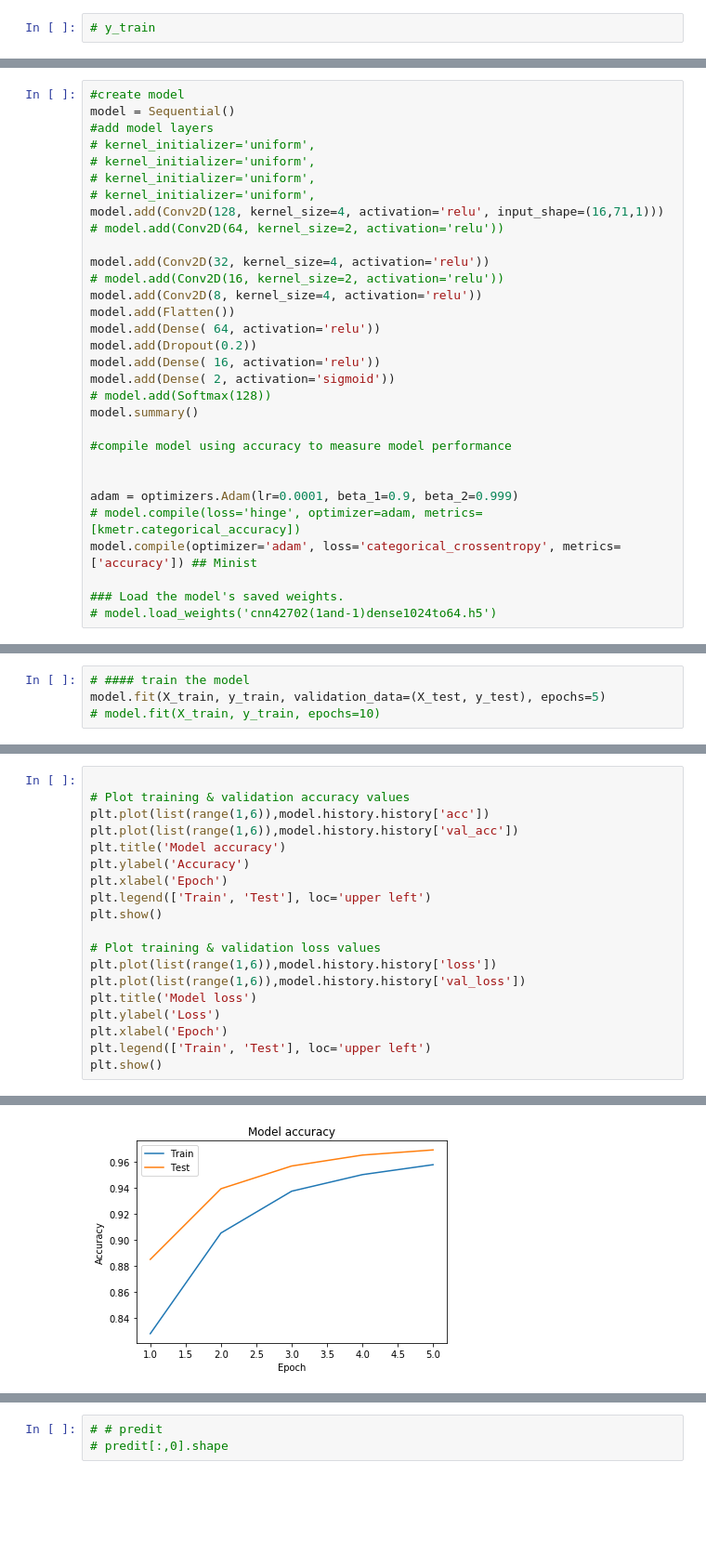
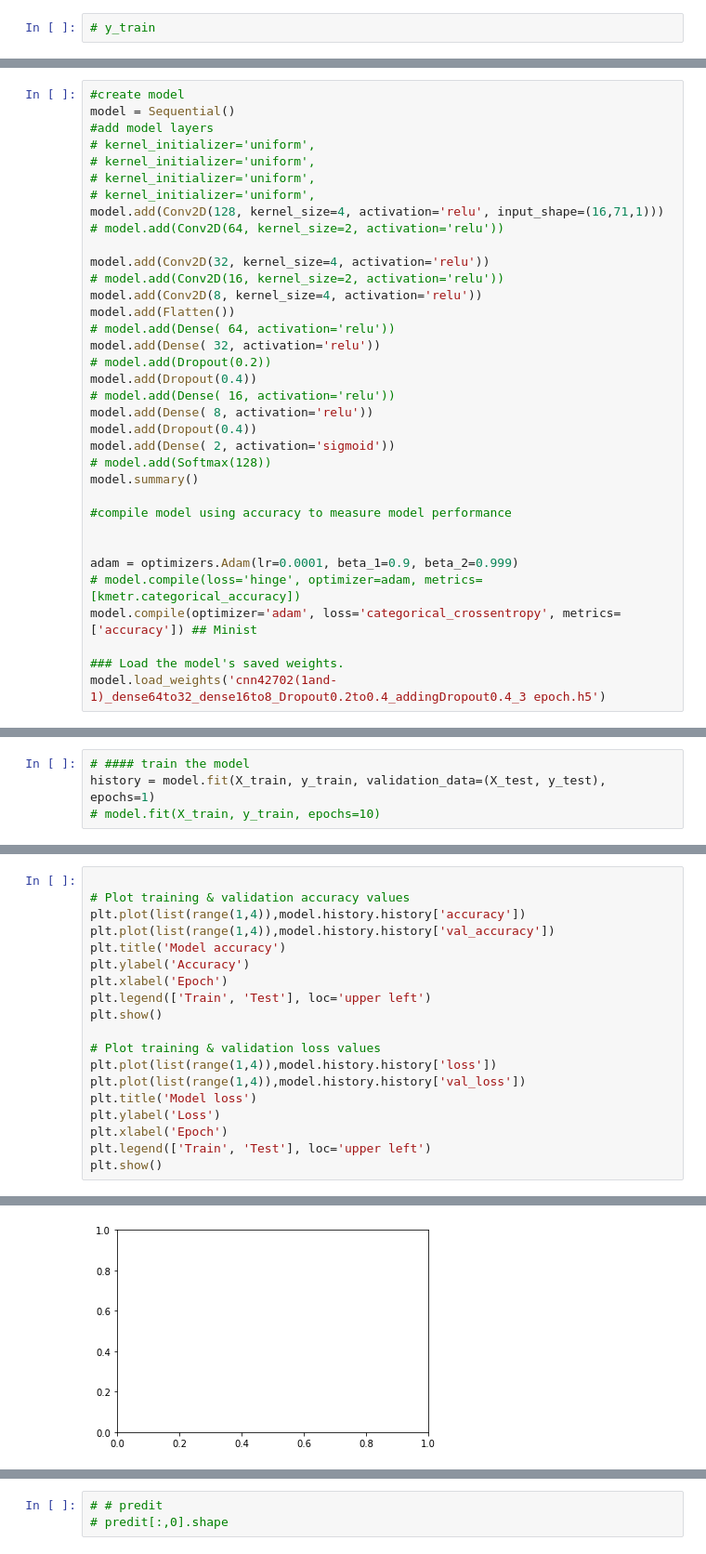
Before and after one commit to aminkhod/DDI-Project, a Jupyter notebook: CNN model to Recommend Comperhancive DDIs/CNN on triple DDI-Train on 42702.ipynb, the cells around one changed output, grey strips where cells are left out. Shown at 93% size. Cells and saved outputs as stored; diff of their text form; blank space fills up the shorter version.

Commit message:
CNN dense64to32_dense16to8_Dropout0.2to0.4_addingDropout0.4-predict on zeros

```diff
--- a/CNN model to Recommend Comperhancive DDIs/CNN on triple DDI-Train on 42702.ipynb
+++ b/CNN model to Recommend Comperhancive DDIs/CNN on triple DDI-Train on 42702.ipynb
@@ -158,9 +158,13 @@ model.add(Conv2D(32, kernel_size=4, activation='relu'))
 # model.add(Conv2D(16, kernel_size=2, activation='relu'))
 model.add(Conv2D(8, kernel_size=4, activation='relu'))
 model.add(Flatten())
-model.add(Dense( 64, activation='relu'))
-model.add(Dropout(0.2))
-model.add(Dense( 16, activation='relu'))
+# model.add(Dense( 64, activation='relu'))
+model.add(Dense( 32, activation='relu'))
+# model.add(Dropout(0.2))
+model.add(Dropout(0.4))
+# model.add(Dense( 16, activation='relu'))
+model.add(Dense( 8, activation='relu'))
+model.add(Dropout(0.4))
 model.add(Dense( 2, activation='sigmoid'))
 # model.add(Softmax(128))
 model.summary()
@@ -173,5 +177,5 @@ adam = optimizers.Adam(lr=0.0001, beta_1=0.9, beta_2=0.999)
 model.compile(optimizer='adam', loss='categorical_crossentropy', metrics=['accuracy']) ## Minist
 
 ### Load the model's saved weights.
-# model.load_weights('cnn42702(1and-1)dense1024to64.h5')
+model.load_weights('cnn42702(1and-1)_dense64to32_dense16to8_Dropout0.2to0.4_addingDropout0.4_3 epoch.h5')
 # %% [output]
@@ -198,6 +202,6 @@ _________________________________________________________________
 # %%
 # #### train the model
-model.fit(X_train, y_train, validation_data=(X_test, y_test), epochs=5)
+history = model.fit(X_train, y_train, validation_data=(X_test, y_test), epochs=1)
 # model.fit(X_train, y_train, epochs=10)
 # %% [output]
 Train on 42702 samples, validate on 4302 samples
@@ -233,8 +236,8 @@ model.history.history['val_acc']
 # %%
 
 # Plot training & validation accuracy values
-plt.plot(list(range(1,6)),model.history.history['acc'])
-plt.plot(list(range(1,6)),model.history.history['val_acc'])
+plt.plot(list(range(1,4)),model.history.history['accuracy'])
+plt.plot(list(range(1,4)),model.history.history['val_accuracy'])
 plt.title('Model accuracy')
 plt.ylabel('Accuracy')
 plt.xlabel('Epoch')
@@ -242,8 +245,8 @@ plt.legend(['Train', 'Test'], loc='upper left')
 plt.show()
 
 # Plot training & validation loss values
-plt.plot(list(range(1,6)),model.history.history['loss'])
-plt.plot(list(range(1,6)),model.history.history['val_loss'])
+plt.plot(list(range(1,4)),model.history.history['loss'])
+plt.plot(list(range(1,4)),model.history.history['val_loss'])
 plt.title('Model loss')
 plt.ylabel('Loss')
 plt.xlabel('Epoch')
@@ -253 +257 @@ plt.show()
-[figure, old version]
+[figure, new version]
```
Also changed, not shown: parts of 20 cells of this notebook, 41 other files.
